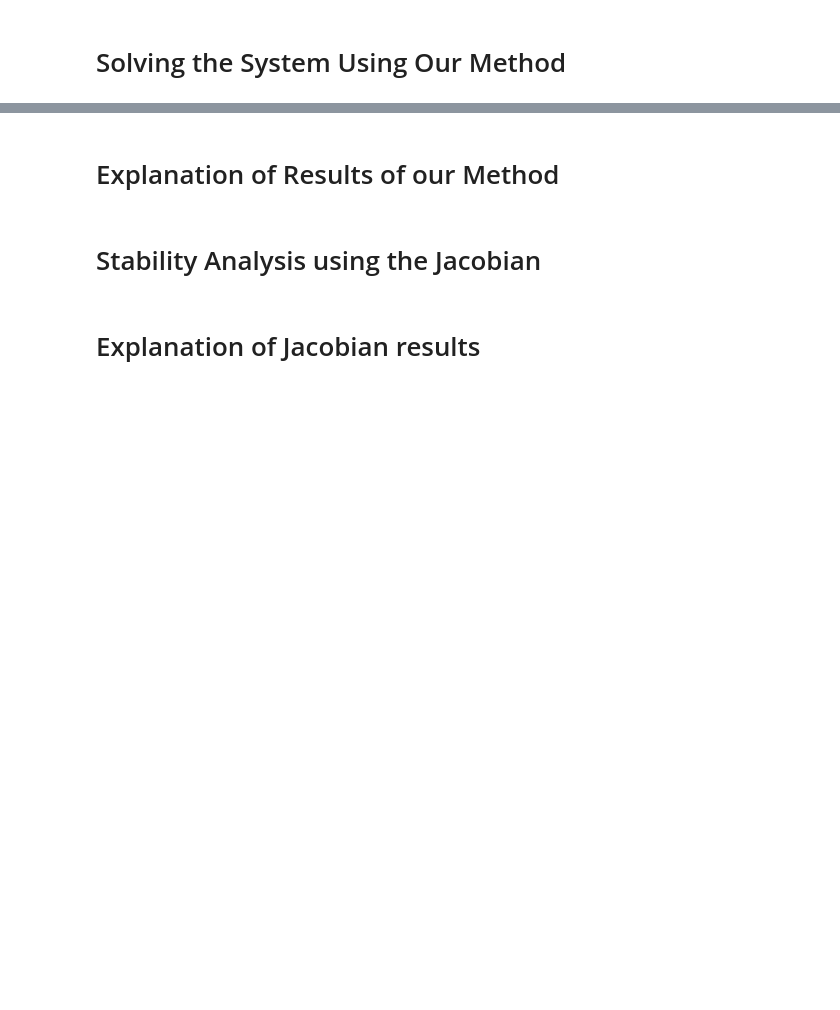
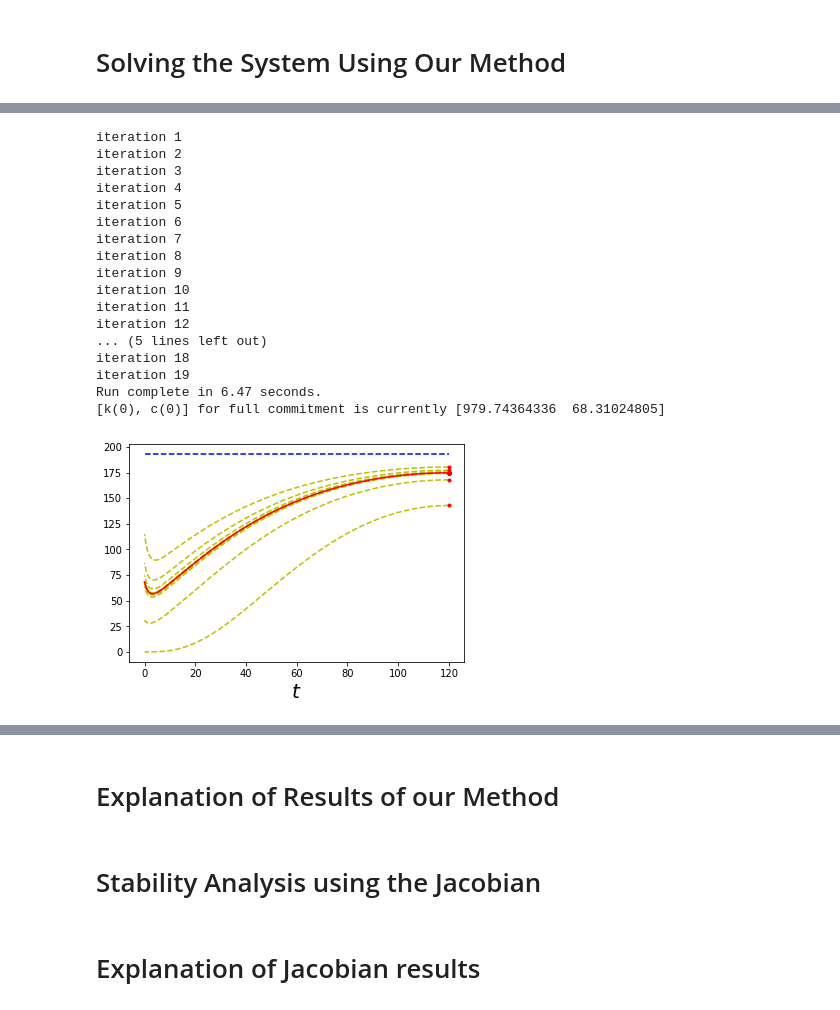
Before and after one commit to Shinsina/PIC-Math-MSCS-390-001, a Jupyter notebook: Final Notebook.ipynb, the cells around one changed output, grey strips where cells are left out. Drawn from its saved outputs; the diff is of its cells as text; code cells hidden in the pictures; blank space fills up the shorter version.

Commit message:
Added in the backwards solver and its explanation in its respective position of the notebook

```diff
--- a/Final Notebook.ipynb
+++ b/Final Notebook.ipynb
@@ -143,0 +243,17 @@ In simpler terms, think of how a person views going to the gym today versus how
+# %%
+#γ, b, ρ, δ, x, α, τ, n, λ = 0.5, 0.5, 0.02, 0.05, 0.01, 0.75, 0.0, 0.01, 0.036528
+
+α = 0.75 # modifies the output function, as in how much output we get out given our capital
+δ = 0.05 # represents the depreciation of capital
+x = 0.02 # represents the cost of technological upkeep
+b = 0.5  # b represents the upper bound of present bias
+ρ = 0.02 # represents the amount of base utility we get without present bias affecting it
+γ = 0.5  # represents how effective present bias is (in the short-term) (rate of decay of phi'(t))
+τ = 0.0  # represents the current day, where τ=0 means time starts today
+n = 0.01 # represents the cost of effective worker upkeep
+λ = 0.036528 # represents present bias
+# %%
+# for use of the Gauss-Laguerre Quadrature when solving for lambda:
+# f(x) = e^(-phi'(v))
+def f(x):
+    return np.exp( -((b/γ)*(1-np.exp(-γ*x))))
@@ -143,0 +415,47 @@ In simpler terms, think of how a person views going to the gym today versus how
+# %%
+table_i=1 #location in the table
+
+α=alpha[table_i]
+λ = λ_data[table_i]
+b = b_data[table_i]
+# %%
+### Backward solving with the Bisection method for finding the perturbation:
+
+full_commitment = [lambda t, k,c : k**α-c-(δ+x+n)*k, lambda t, k,c : c*(α*k**(α-1)-δ-x-ρ-b*np.exp(-γ*(t-τ)))]
+
+# solve the systems of equations for c0:
+tf = 120
+init_k0 = .25*k0_steady[table_i]
+
+#full commitment steady state
+plt.plot([0,tf], [cinf_steady[table_i], cinf_steady[table_i]], 'b--', label="full commitment steady state")
+
+#solve for the perturbation off of the steady state that gives us an adequate c0
+tolerance = 1e-4
+MAX_IT=50
+p, bound_of_p = LF_bisection_method([0,100], MAX_IT, tolerance)
+
+#plot with the found perturbation
+init_pt = [kinf_steady[table_i], cinf_steady[table_i]-p]
+t, v = plot_time_series(full_commitment, init_pt,[tf,0])
+plt.plot(t,v[:,1], 'r', label="full commitment")
+print(f'[k(0), c(0)] for full commitment is currently {v[-1]}')
+# %% [output]
+iteration 1
+iteration 2
+iteration 3
+iteration 4
+iteration 5
+iteration 6
+iteration 7
+iteration 8
+iteration 9
+iteration 10
+iteration 11
+iteration 12
+... (5 lines left out)
+iteration 18
+iteration 19
+Run complete in 6.47 seconds.
+[k(0), c(0)] for full commitment is currently [979.74364336  68.31024805]
+[figure, added]
```
Also changed, not shown: parts of 11 cells of this notebook.
